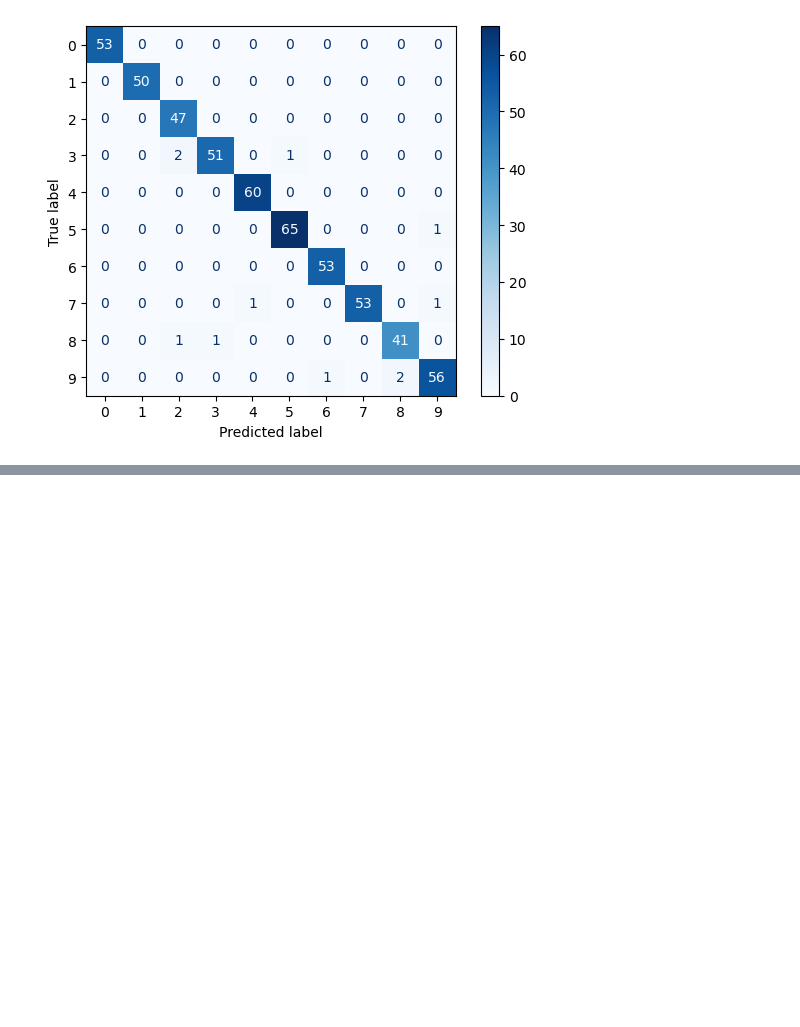
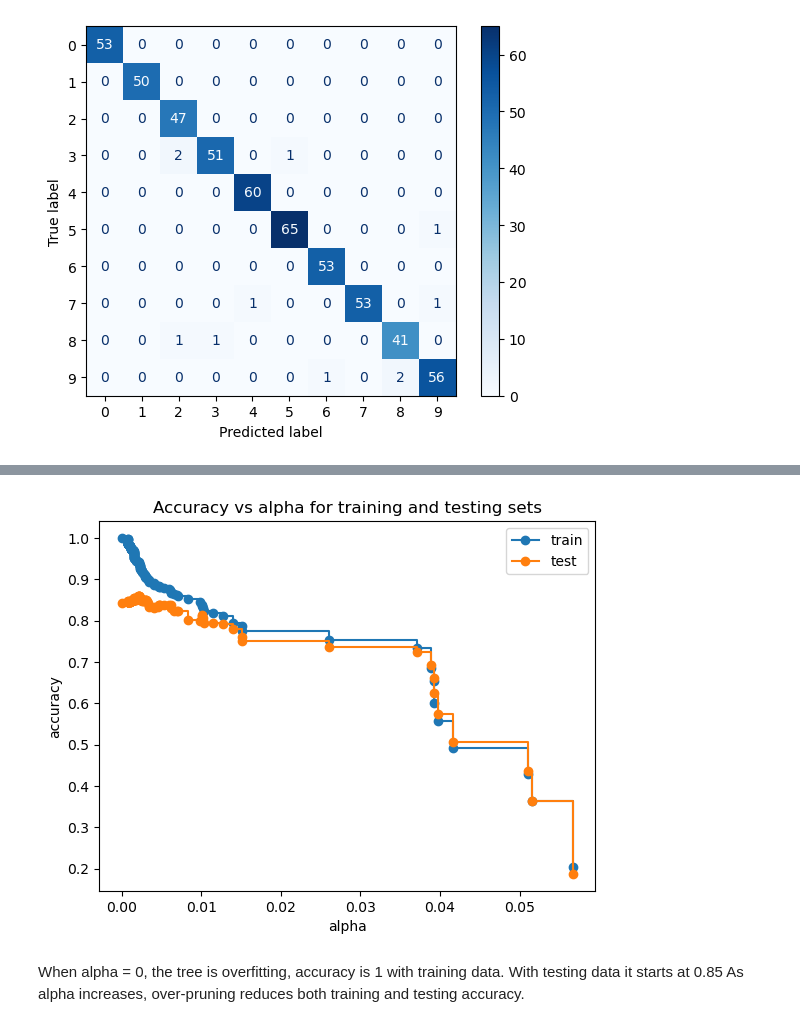
Before and after one commit to usimeon/uci-digits, a Jupyter notebook: uci_datasets.ipynb, the cells around one changed output, grey strips where cells are left out. Drawn from its saved outputs; the diff is of its cells as text; code cells hidden in the pictures; blank space fills up the shorter version.

```diff
--- a/uci_datasets.ipynb
+++ b/uci_datasets.ipynb
@@ -162,0 +216,16 @@ Test accuracy after tuning:  0.9796
+# %%
+train_scores = [clf.score(X_train, y_train) for clf in clfs]
+test_scores = [clf.score(X_test, y_test) for clf in clfs]
+
+fig, ax = plt.subplots()
+ax.set_xlabel("alpha")
+ax.set_ylabel("accuracy")
+ax.set_title("Accuracy vs alpha for training and testing sets")
+ax.plot(ccp_alphas, train_scores, marker="o", label="train", drawstyle="steps-post")
+ax.plot(ccp_alphas, test_scores, marker="o", label="test", drawstyle="steps-post")
+ax.legend()
+plt.show()
+# %% [output]
+[figure, added]
+# %% [markdown]
+When alpha = 0, the tree is overfitting, accuracy is 1 with training data. With testing data it starts at 0.85 As alpha increases, over-pruning reduces both training and testing accuracy.
```
Also changed, not shown: parts of 8 cells of this notebook.
